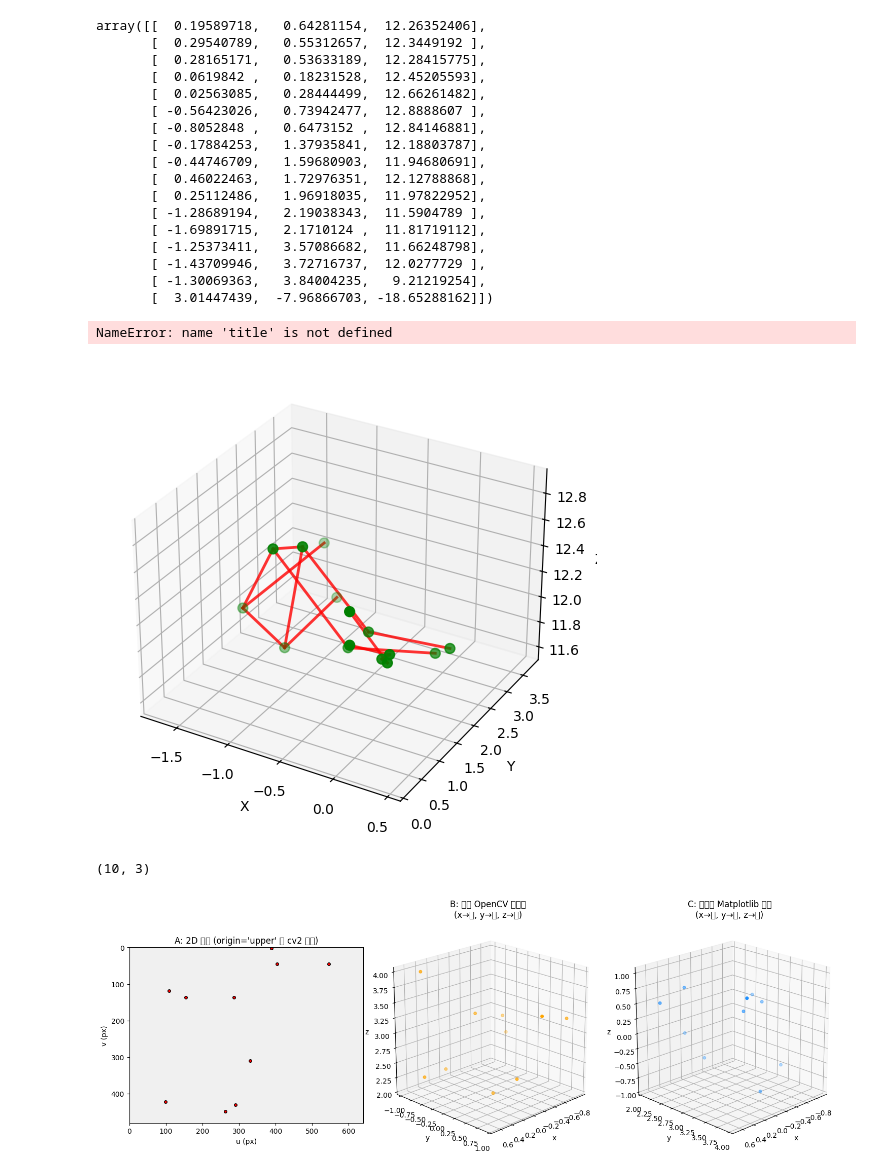
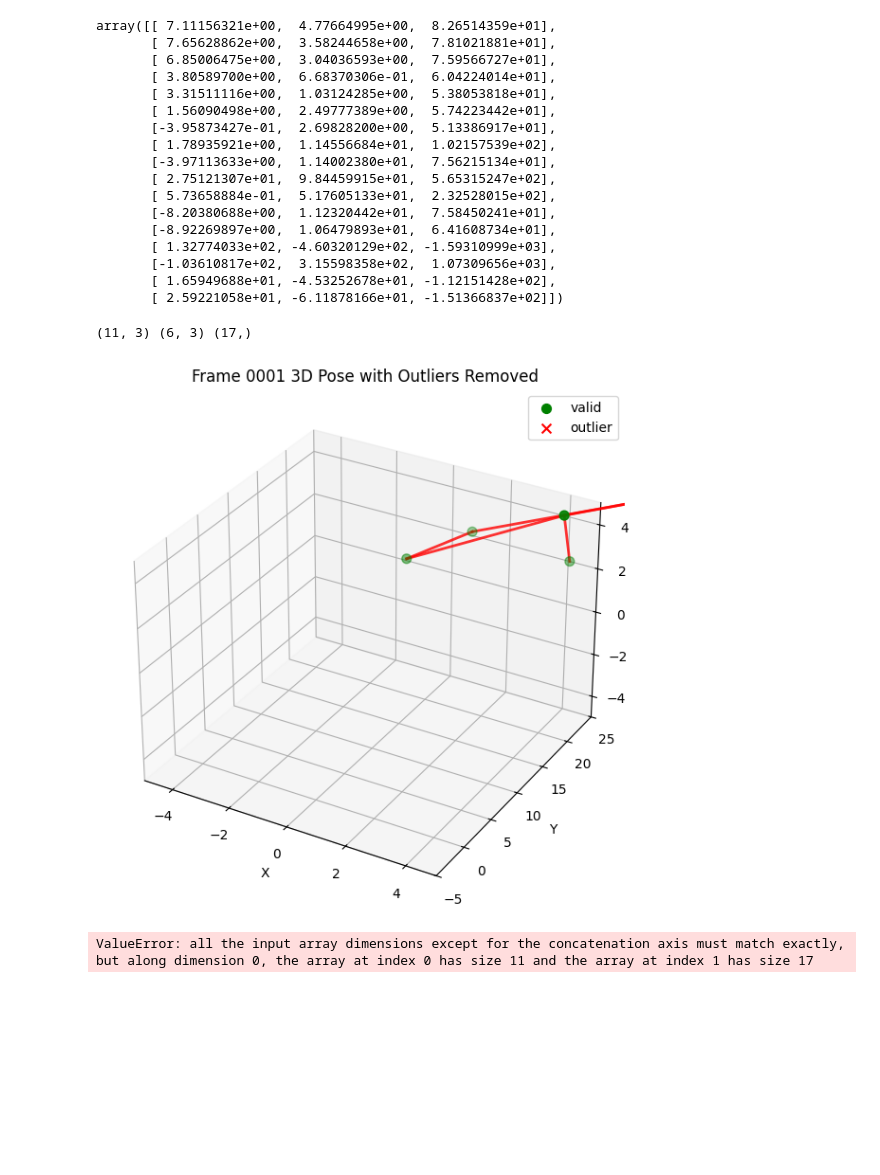
Before and after one commit to ChenKaiXuSan/Skiing_Analysis_PyTorch, a Jupyter notebook: analysis/cv2_plt.ipynb, the cells around one changed output. Cells and saved outputs as stored; diff of their text form; code cells hidden in the pictures; blank space fills up the shorter version.

```diff
--- a/analysis/cv2_plt.ipynb
+++ b/analysis/cv2_plt.ipynb
@@ -1,7 +1,7 @@
 # %%
 # load kpt from file
 import json
-path = "/workspace/code/logs/triangulated/2025-10-10/07-24-16/run_3/joints_3d/COMBINED/frame_0000_3dpose.json"
+path = "/workspace/code/logs/triangulated/2025-10-10/07-24-16/run_3/joints_3d/COMBINED/frame_0030_3dpose.json"
 
 with open(path, 'r') as f:
     data = json.load(f)
@@ -11,23 +11,23 @@ import numpy as np
 joints_3d = np.array(data['joints_3d'])
 joints_3d
 # %% [output]
-array([[  0.19589718,   0.64281154,  12.26352406],
-       [  0.29540789,   0.55312657,  12.3449192 ],
-       [  0.28165171,   0.53633189,  12.28415775],
-       [  0.0619842 ,   0.18231528,  12.45205593],
-       [  0.02563085,   0.28444499,  12.66261482],
-       [ -0.56423026,   0.73942477,  12.8888607 ],
-       [ -0.8052848 ,   0.6473152 ,  12.84146881],
-       [ -0.17884253,   1.37935841,  12.18803787],
-       [ -0.44746709,   1.59680903,  11.94680691],
-       [  0.46022463,   1.72976351,  12.12788868],
-       [  0.25112486,   1.96918035,  11.97822952],
-       [ -1.28689194,   2.19038343,  11.5904789 ],
-       [ -1.69891715,   2.1710124 ,  11.81719112],
-       [ -1.25373411,   3.57086682,  11.66248798],
-       [ -1.43709946,   3.72716737,  12.0277729 ],
-       [ -1.30069363,   3.84004235,   9.21219254],
-       [  3.01447439,  -7.96866703, -18.65288162]])
+array([[ 7.11156321e+00,  4.77664995e+00,  8.26514359e+01],
+       [ 7.65628862e+00,  3.58244658e+00,  7.81021881e+01],
+       [ 6.85006475e+00,  3.04036593e+00,  7.59566727e+01],
+       [ 3.80589700e+00,  6.68370306e-01,  6.04224014e+01],
+       [ 3.31511116e+00,  1.03124285e+00,  5.38053818e+01],
+       [ 1.56090498e+00,  2.49777389e+00,  5.74223442e+01],
+       [-3.95873427e-01,  2.69828200e+00,  5.13386917e+01],
+       [ 1.78935921e+00,  1.14556684e+01,  1.02157539e+02],
+       [-3.97113633e+00,  1.14002380e+01,  7.56215134e+01],
+       [ 2.75121307e+01,  9.84459915e+01,  5.65315247e+02],
+       [ 5.73658884e-01,  5.17605133e+01,  2.32528015e+02],
+       [-8.20380688e+00,  1.12320442e+01,  7.58450241e+01],
+       [-8.92269897e+00,  1.06479893e+01,  6.41608734e+01],
+       [ 1.32774033e+02, -4.60320129e+02, -1.59310999e+03],
+       [-1.03610817e+02,  3.15598358e+02,  1.07309656e+03],
+       [ 1.65949688e+01, -4.53252678e+01, -1.12151428e+02],
+       [ 2.59221058e+01, -6.11878166e+01, -1.51366837e+02]])
 # %%
 import numpy as np
 
@@ -100,42 +100,51 @@ COCO_SKELETON = [
     (14, 16),
 ]
 # %%
-joints_3d, outliers, valid_mask = remove_outliers(joints_3d, method="iqr", threshold=1.5)
+from matplotlib import pyplot as plt
+
+inliers, outliers, valid_mask = remove_outliers(joints_3d, method="iqr", threshold=1.5)
+print(inliers.shape, outliers.shape, valid_mask.shape)
 
 points = np.asarray(joints_3d)
 assert points.shape[1] == 3, "points 必须为 (N,3)"
 N = points.shape[0]
 
 # 若未提供mask，默认全部有效
 if valid_mask is None:
     valid_mask = np.ones(N, dtype=bool)
 valid_mask = np.asarray(valid_mask)
 
 # 拆分坐标
-x, y, z = points[:, 0], points[:, 1], points[:, 2]
+x, z, y = points[:, 0], -points[:, 1], points[:, 2]
 
 fig = plt.figure(figsize=(6,6))
 ax = fig.add_subplot(111, projection='3d')
 
 # 绘制点（颜色区分有效/无效）
 ax.scatter(x[valid_mask], y[valid_mask], z[valid_mask], c='g', s=50, label='valid')
 ax.scatter(x[~valid_mask], y[~valid_mask], z[~valid_mask], c='r', s=50, marker='x', label='outlier')
 
 # 绘制骨架连线（仅当两个端点都有效）
 for i, j in COCO_SKELETON:
     if i < N and j < N and valid_mask[i] and valid_mask[j]:
         ax.plot([x[i], x[j]], [y[i], y[j]], [z[i], z[j]], c="r", lw=2, alpha=0.8)
 
 ax.set_xlabel('X')
 ax.set_ylabel('Y')
 ax.set_zlabel('Z')
+
+ax.set_xlim([-5, 5])
+ax.set_ylim([-5, 25])
+ax.set_zlim([-5, 5])
+
+title = "Frame 0001 3D Pose with Outliers Removed"
 ax.set_title(title)
 ax.legend()
 plt.tight_layout()
 plt.show()
 # %% [output]
-NameError: name 'title' is not defined
+(11, 3) (6, 3) (17,)
-[figure, old version]
+[figure, new version]
 # %%
 import numpy as np
 import matplotlib.pyplot as plt
@@ -154,7 +163,7 @@ K = np.array([[fx, 0,  cx],
 P = K @ np.hstack([np.eye(3), np.zeros((3, 1))])  # (3,4)
 
 # 齐次坐标
-X_h = np.hstack([joints_3d, np.ones((N, 1))])  # (N,4)
+X_h = np.hstack([inliers, np.ones((N, 1))])  # (N,4)
 proj = (P @ X_h.T).T                      # (N,3)
 uv = proj[:, :2] / proj[:, 2:3]           # (N,2) 像素坐标 (u,v)
 
@@ -201,5 +210,4 @@ ax2.set_box_aspect([1, 1, 1])
 plt.tight_layout()
 plt.show()
 # %% [output]
-(10, 3)
+ValueError: all the input array dimensions except for the concatenation axis must match exactly, but along dimension 0, the array at index 0 has size 11 and the array at index 1 has size 17
-[figure, removed]
```
Also changed, not shown: 1 other file.
